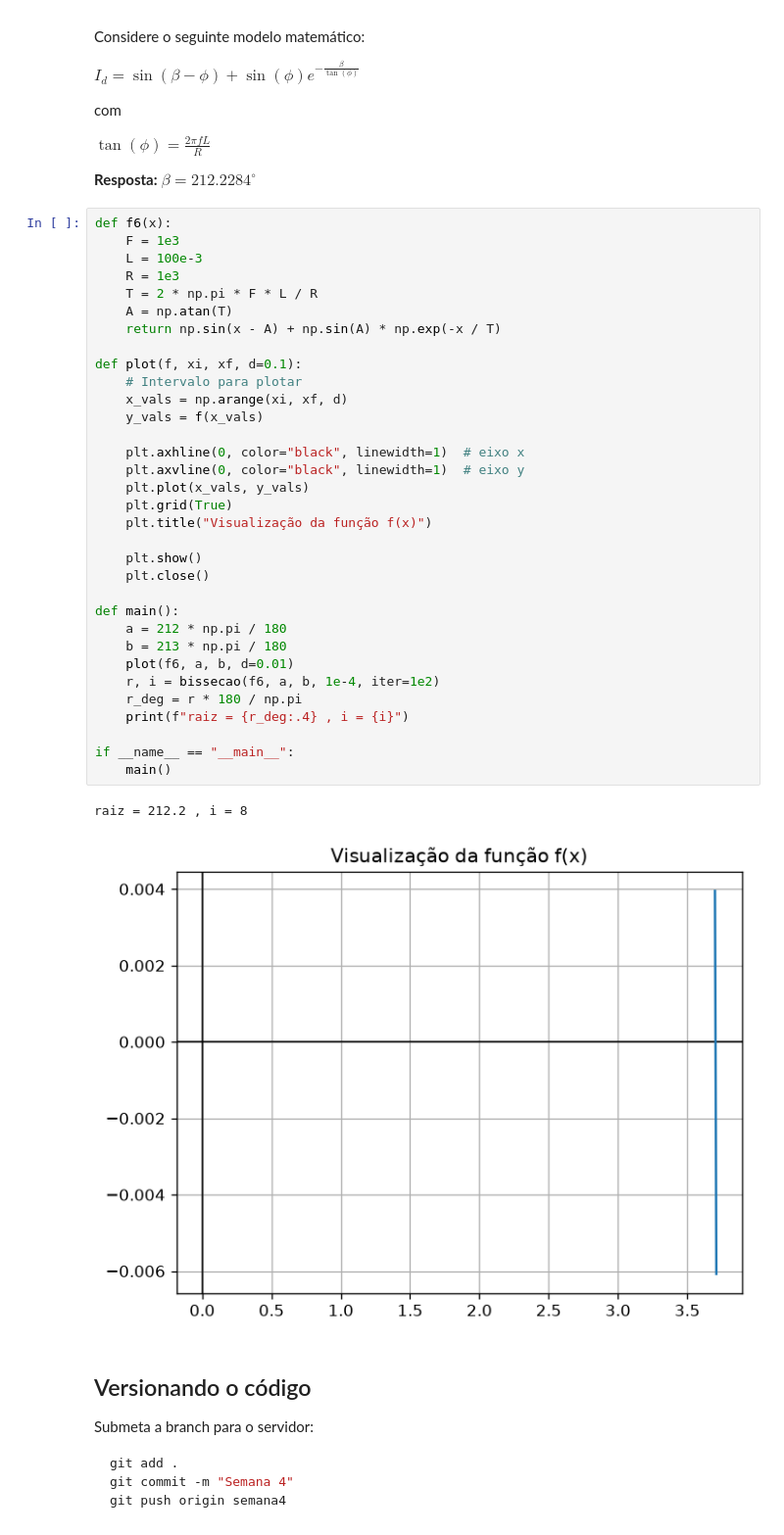
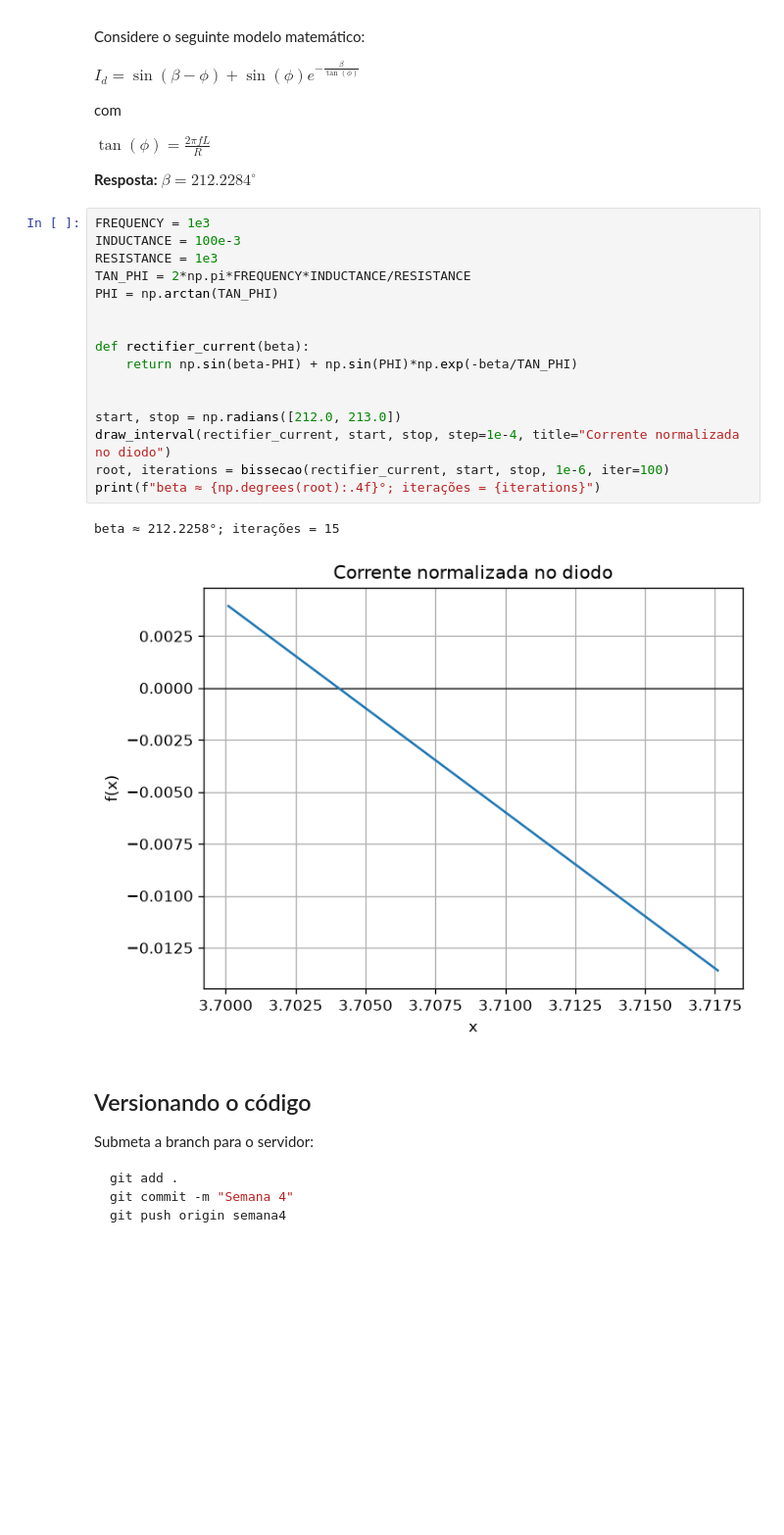
Before and after one commit to Ribeiro077/cnum, a Jupyter notebook: notebooks/semana4.ipynb, the cells around one changed output. Shown at 98% size. Drawn from its saved outputs; the diff is of its cells as text; blank space fills up the shorter version.

```diff
--- a/notebooks/semana4.ipynb
+++ b/notebooks/semana4.ipynb
@@ -357,41 +290,24 @@ $ \tan(\phi) = \tfrac{2\pi f L}{R} $
 
 **Resposta:** $\beta = 212.2284^\circ$
 # %%
-def f6(x):
-    F = 1e3
-    L = 100e-3
-    R = 1e3
-    T = 2 * np.pi * F * L / R
-    A = np.atan(T)
-    return np.sin(x - A) + np.sin(A) * np.exp(-x / T)
+FREQUENCY = 1e3
+INDUCTANCE = 100e-3
+RESISTANCE = 1e3
+TAN_PHI = 2*np.pi*FREQUENCY*INDUCTANCE/RESISTANCE
+PHI = np.arctan(TAN_PHI)
 
-def plot(f, xi, xf, d=0.1):
-    # Intervalo para plotar
-    x_vals = np.arange(xi, xf, d)
-    y_vals = f(x_vals)
 
-    plt.axhline(0, color="black", linewidth=1)  # eixo x
-    plt.axvline(0, color="black", linewidth=1)  # eixo y
-    plt.plot(x_vals, y_vals)
-    plt.grid(True)
-    plt.title("Visualização da função f(x)")
+def rectifier_current(beta):
+    return np.sin(beta-PHI) + np.sin(PHI)*np.exp(-beta/TAN_PHI)
 
-    plt.show()
-    plt.close()
 
-def main():
-    a = 212 * np.pi / 180
-    b = 213 * np.pi / 180
-    plot(f6, a, b, d=0.01)
-    r, i = bissecao(f6, a, b, 1e-4, iter=1e2)
-    r_deg = r * 180 / np.pi
-    print(f"raiz = {r_deg:.4} , i = {i}")
-
-if __name__ == "__main__":
-    main()
+start, stop = np.radians([212.0, 213.0])
+draw_interval(rectifier_current, start, stop, step=1e-4, title="Corrente normalizada no diodo")
+root, iterations = bissecao(rectifier_current, start, stop, 1e-6, iter=100)
+print(f"beta ≈ {np.degrees(root):.4f}°; iterações = {iterations}")
 # %% [output]
-raiz = 212.2 , i = 8
+beta ≈ 212.2258°; iterações = 15
-[figure, old version]
+[figure, new version]
 # %% [markdown]
 ## Versionando o código
 
```
Also changed, not shown: parts of 5 cells of this notebook, 4 other files.
